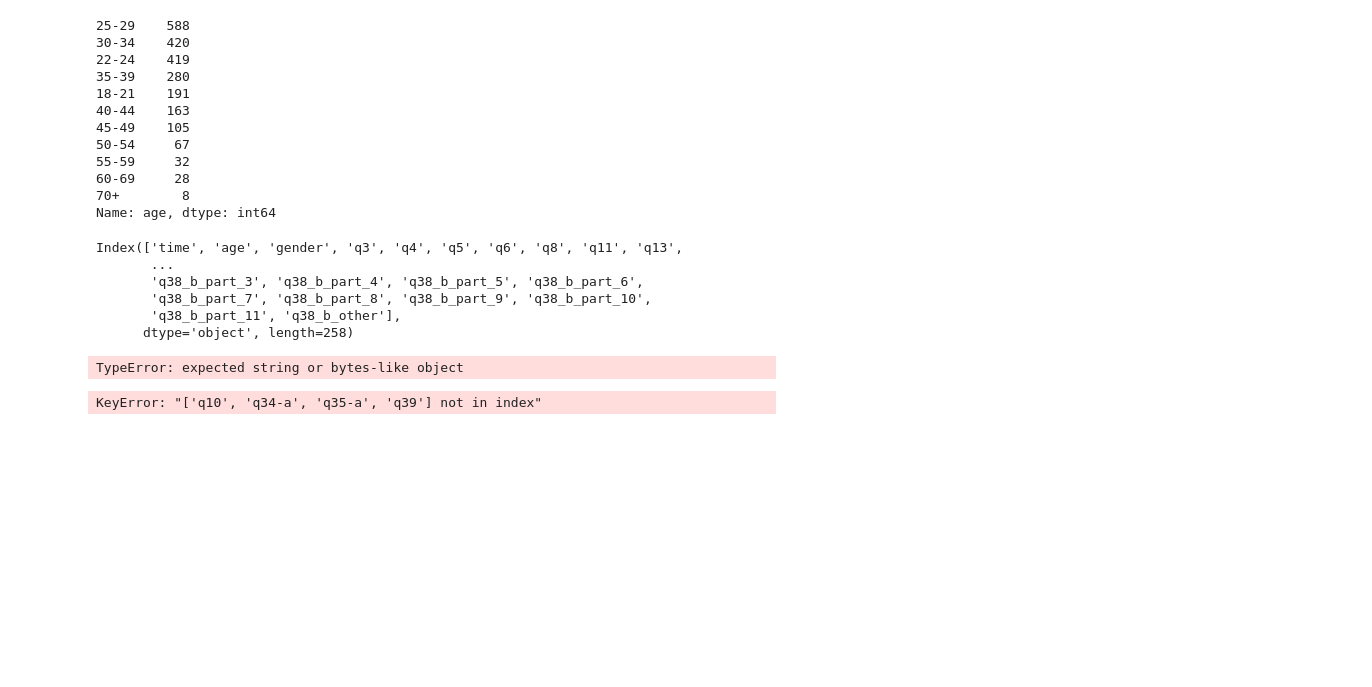
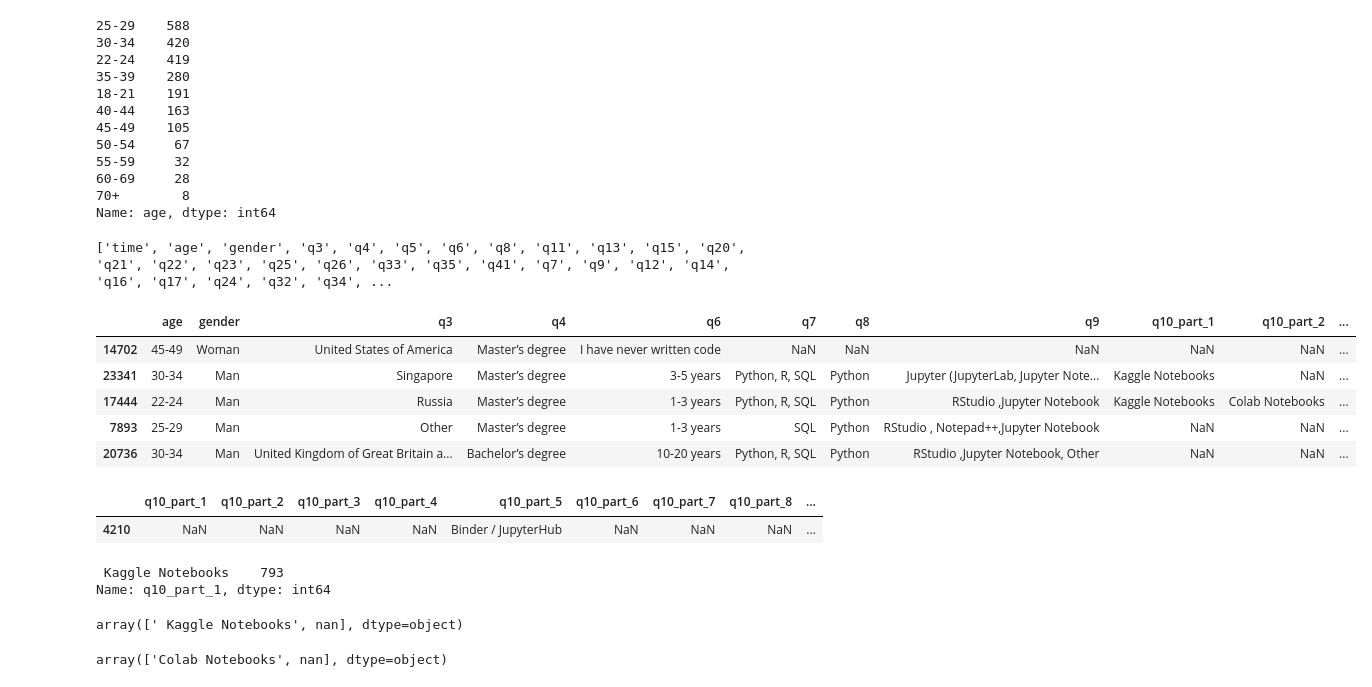
Before and after one commit to MaitaneP/adalab-da-modulo2-proyecto-equipo3, a Jupyter notebook: tratamiento_datos.ipynb, the cells around one changed output. Saved outputs shown, nothing was run; the diff lists cells and outputs as text; code cells hidden in the pictures; blank space fills up the shorter version.

```diff
--- a/tratamiento_datos.ipynb
+++ b/tratamiento_datos.ipynb
@@ -184,20 +188,40 @@ df_da['age'].value_counts()
 Name: age, dtype: int64
 # %%
 import re
-# %%
-columnas = df_completo.columns
-# %% [output]
-Index(['time', 'age', 'gender', 'q3', 'q4', 'q5', 'q6', 'q8', 'q11', 'q13',
-       ...
-       'q38_b_part_3', 'q38_b_part_4', 'q38_b_part_5', 'q38_b_part_6',
-       'q38_b_part_7', 'q38_b_part_8', 'q38_b_part_9', 'q38_b_part_10',
-       'q38_b_part_11', 'q38_b_other'],
-      dtype='object', length=258)
-# %%
-re.findall('q10.*',columnas)
-# %% [output]
-TypeError: expected string or bytes-like object
-# %%
-df_resumido = df_da[['age','gender', 'q3', 'q4', 'q6', 'q7', 'q8', 'q9', 'q10-', 'q14', 'q34-a', 'q35-a', 'q39']]
-# %% [output]
-KeyError: "['q10', 'q34-a', 'q35-a', 'q39'] not in index"
+# %%
+col_todas = list(df_completo.columns)
+print(col_todas)
+# %% [output]
+['time', 'age', 'gender', 'q3', 'q4', 'q5', 'q6', 'q8', 'q11', 'q13', 'q15', 'q20', 'q21', 'q22', 'q23', 'q25', 'q26', 'q33', 'q35', 'q41', 'q7', 'q9', 'q12', 'q14', 'q16', 'q17', 'q24', 'q32', 'q34', ...
+# %%
+# creamos el df con las columnas que queremos usar
+df_resumido = df_da[['age','gender', 'q3', 'q4', 'q6', 'q7', 'q8', 'q9', 'q10_part_1', 'q10_part_2', 'q10_part_3', 'q10_part_4', 'q10_part_5', 'q10_part_6', 'q10_part_7', 'q10_part_8', 'q10_part_9', 'q10_part_10', 'q10_part_11', 'q10_part_12', 'q10_part_13', 'q10_part_14', 'q10_part_15', 'q10_part_16', 'q10_other', 'q14', 'q34', 'q35', 'q39_part_1', 'q39_part_2', 'q39_part_3', 'q39_part_4', 'q39_part_5', 'q39_part_6', 'q39_part_7', 'q39_part_8', 'q39_part_9', 'q39_other', 'q41']]
+df_resumido.sample(5)
+# %% [output]
+|  | age | gender | q3 | q4 | q6 | q7 | q8 | q9 | q10_part_1 | q10_part_2 | ... |
+| 14702 | 45-49 | Woman | United States of America | Master’s degree | I have never written code | NaN | NaN | NaN | NaN | NaN | ... |
+| 23341 | 30-34 | Man | Singapore | Master’s degree | 3-5 years | Python, R, SQL | Python | Jupyter (JupyterLab, Jupyter Note... | Kaggle Notebooks | NaN | ... |
+| 17444 | 22-24 | Man | Russia | Master’s degree | 1-3 years | Python, R, SQL | Python | RStudio ,Jupyter Notebook | Kaggle Notebooks | Colab Notebooks | ... |
+| 7893 | 25-29 | Man | Other | Master’s degree | 1-3 years | SQL | Python | RStudio , Notepad++,Jupyter Notebook | NaN | NaN | ... |
+| 20736 | 30-34 | Man | United Kingdom of Great Britain a... | Bachelor’s degree | 10-20 years | Python, R, SQL | Python | RStudio ,Jupyter Notebook, Other | NaN | NaN | ... |
+# %%
+# creamos un df con la pregunta q10
+df_q10 = df_resumido[['q10_part_1', 'q10_part_2', 'q10_part_3', 'q10_part_4', 'q10_part_5', 'q10_part_6', 'q10_part_7', 'q10_part_8', 'q10_part_9', 'q10_part_10', 'q10_part_11', 'q10_part_12', 'q10_part_13', 'q10_part_14', 'q10_part_15', 'q10_part_16', 'q10_other']]
+df_q10.sample()
+# %% [output]
+|  | q10_part_1 | q10_part_2 | q10_part_3 | q10_part_4 | q10_part_5 | q10_part_6 | q10_part_7 | q10_part_8 | ... |
+| 4210 | NaN | NaN | NaN | NaN | Binder / JupyterHub | NaN | NaN | NaN | ... |
+# %%
+# intentamos poner en el nombre de las columnas el valor de la respuesta =! de 'Nan'
+df_q10['q10_part_1'].value_counts()
+# %% [output]
+ Kaggle Notebooks    793
+Name: q10_part_1, dtype: int64
+# %%
+df_q10['q10_part_1'].unique()
+# %% [output]
+array([' Kaggle Notebooks', nan], dtype=object)
+# %%
+df_q10['q10_part_2'].unique()
+# %% [output]
+array(['Colab Notebooks', nan], dtype=object)
```
Also changed, not shown: parts of 18 cells of this notebook, 1 other file.
